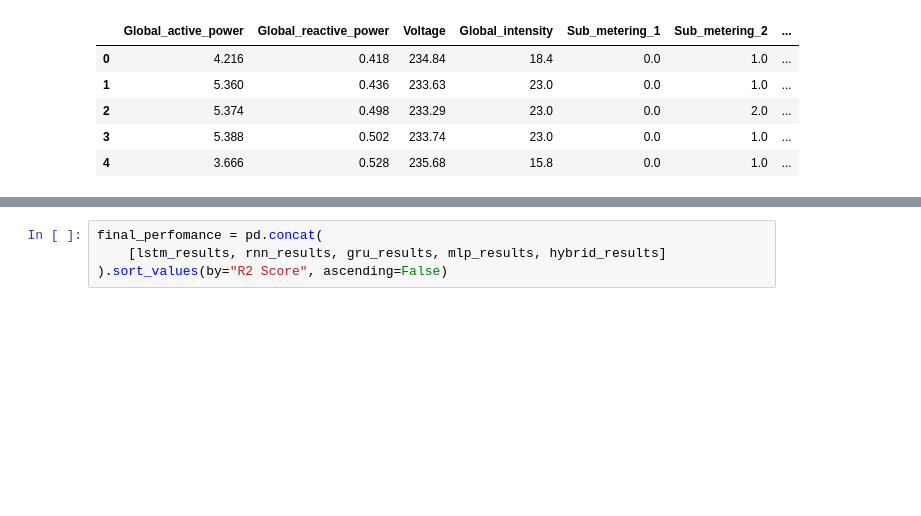
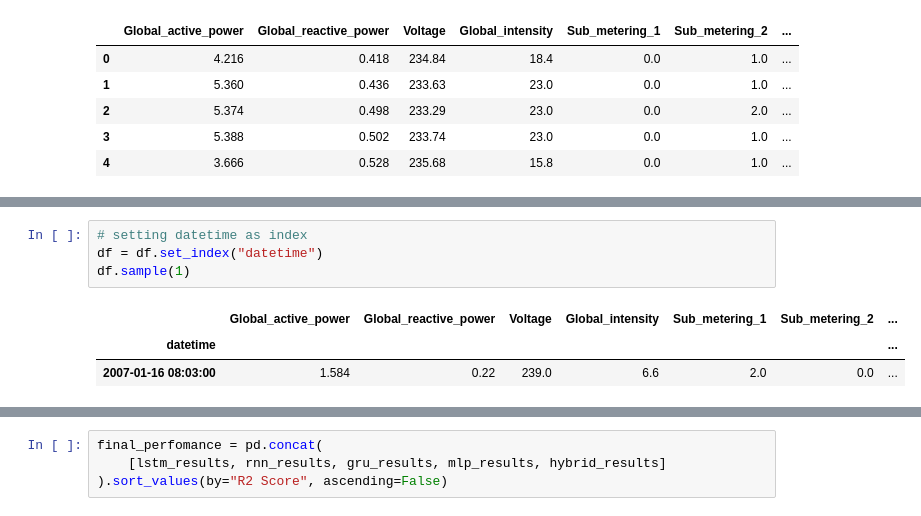
Before and after one commit to SainavyaGadde/DataScienceFinalProject, a Jupyter notebook: data_science_project.ipynb, the cells around one changed output, grey strips where cells are left out. Drawn from its saved outputs; the diff is of its cells as text; blank space fills up the shorter version.

```diff
--- a/data_science_project.ipynb
+++ b/data_science_project.ipynb
@@ -1185,0 +767,8 @@ Epoch 40/40 Train Loss: 0.04448 Train rmse: 0.21239  Val Loss 0.07902  val rmse
+# %%
+# setting datetime as index
+df = df.set_index("datetime")
+df.sample(1)
+# %% [output]
+|  | Global_active_power | Global_reactive_power | Voltage | Global_intensity | Sub_metering_1 | Sub_metering_2 | ... |
+| datetime |  |  |  |  |  |  | ... |
+| 2007-01-16 08:03:00 | 1.584 | 0.22 | 239.0 | 6.6 | 2.0 | 0.0 | ... |
```
Also changed, not shown: parts of 134 cells of this notebook.
